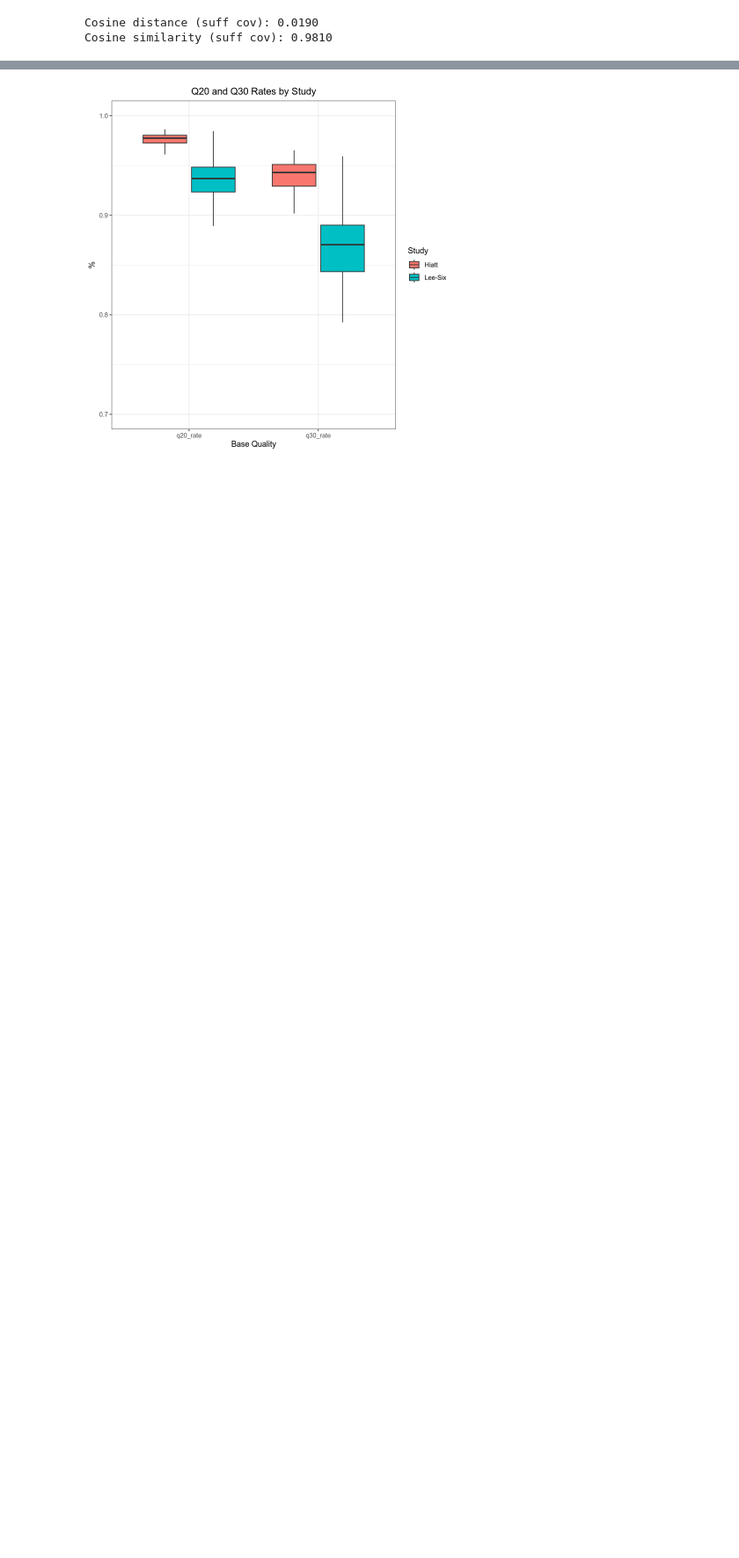
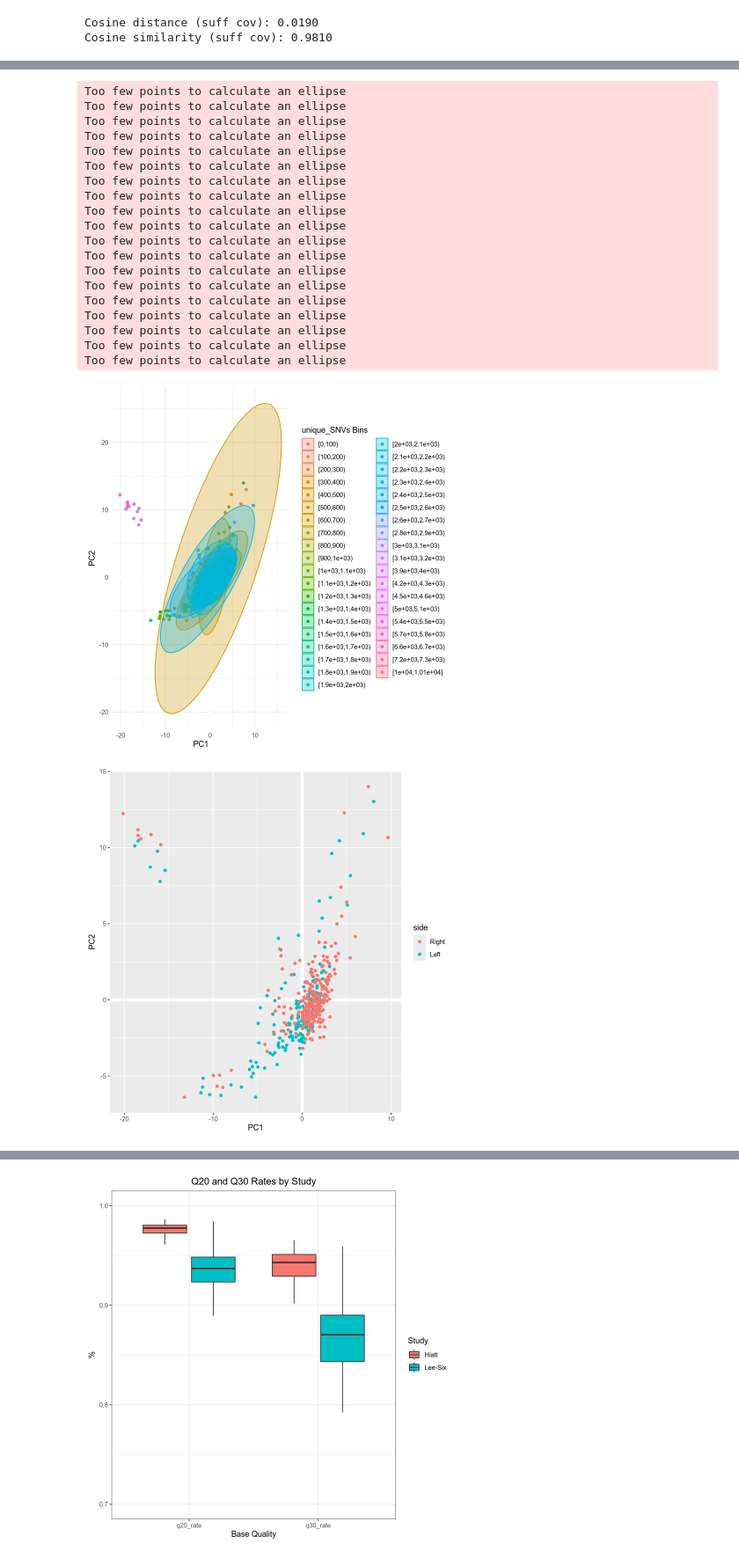
Before and after one commit to laurelhiatt/SEMIColon, a Jupyter notebook: scripts/figures/Figure1.ipynb, the cells around one changed output, grey strips where cells are left out. Shown at 88% size. Cells and saved outputs as stored; diff of their text form; code cells hidden in the pictures; blank space fills up the shorter version.

```diff
--- a/scripts/figures/Figure1.ipynb
+++ b/scripts/figures/Figure1.ipynb
@@ -318,0 +635,73 @@ Cosine similarity (suff cov): 0.9810
+# %%
+PC <- PC %>%
+  mutate(unique_SNVs_bin = cut(unique_SNVs, breaks = seq(0, max(unique_SNVs, na.rm = TRUE) + 100, by = 100),
+                            include.lowest = TRUE, right = FALSE))
+
+# Plot PCA with binned unique_SNVs values
+ggplot(PC, aes(PC1, PC2, color = unique_SNVs_bin)) +
+  modelr::geom_ref_line(h = 0) +
+  modelr::geom_ref_line(v = 0) +
+  geom_point() +
+  stat_ellipse(level = 0.95, aes(fill = unique_SNVs_bin),
+               alpha = 0.3, geom = "polygon") +
+  scale_color_discrete(name = "unique_SNVs Bins") +
+  scale_fill_discrete(name = "unique_SNVs Bins") +
+  theme_minimal()
+
+ggplot(PC, aes(PC1, PC2, color = side)) +
+  modelr::geom_ref_line(h = 0) +
+  modelr::geom_ref_line(v = 0) +
+  geom_point()
+
+ggplot(PC, aes(PC1, PC2, color = age)) +
+  modelr::geom_ref_line(h = 0) +
+  modelr::geom_ref_line(v = 0) +
+  geom_point()
+
+ggplot(PC, aes(PC1, PC2, color = cohort)) +
+  modelr::geom_ref_line(h = 0) +
+  modelr::geom_ref_line(v = 0) +
+  geom_point() + stat_ellipse(level = 0.95, aes(fill = cohort),
+                             alpha = 0.3, geom = "polygon")
+
+PC <- PC %>%
+  mutate(coverage_bin = cut(coverage, breaks = seq(0, max(coverage, na.rm = TRUE) + 5, by = 5),
+                      include.lowest = TRUE, right = FALSE))
+
+# Plot PCA with binned coverage values
+ggplot(PC, aes(PC1, PC2, color = coverage_bin)) +
+  modelr::geom_ref_line(h = 0) +
+  modelr::geom_ref_line(v = 0) +
+  geom_point() +
+  stat_ellipse(level = 0.95, aes(fill = coverage_bin),
+               alpha = 0.3, geom = "polygon") +
+  scale_color_discrete(name = "coverage Bins") +
+  scale_fill_discrete(name = "coverage Bins") +
+  theme_minimal()
+
+ggplot(PC, aes(PC1, PC2, color = C.T)) +
+  modelr::geom_ref_line(h = 0) +
+  modelr::geom_ref_line(v = 0) +
+  geom_point()
+# %% [output]
+Too few points to calculate an ellipse
+Too few points to calculate an ellipse
+Too few points to calculate an ellipse
+Too few points to calculate an ellipse
+Too few points to calculate an ellipse
+Too few points to calculate an ellipse
+Too few points to calculate an ellipse
+Too few points to calculate an ellipse
+Too few points to calculate an ellipse
+Too few points to calculate an ellipse
+Too few points to calculate an ellipse
+Too few points to calculate an ellipse
+Too few points to calculate an ellipse
+Too few points to calculate an ellipse
+Too few points to calculate an ellipse
+Too few points to calculate an ellipse
+Too few points to calculate an ellipse
+Too few points to calculate an ellipse
+Too few points to calculate an ellipse
+[figure, added]
+[figure, added]
```
Also changed, not shown: parts of 20 cells of this notebook, 1 other file.
